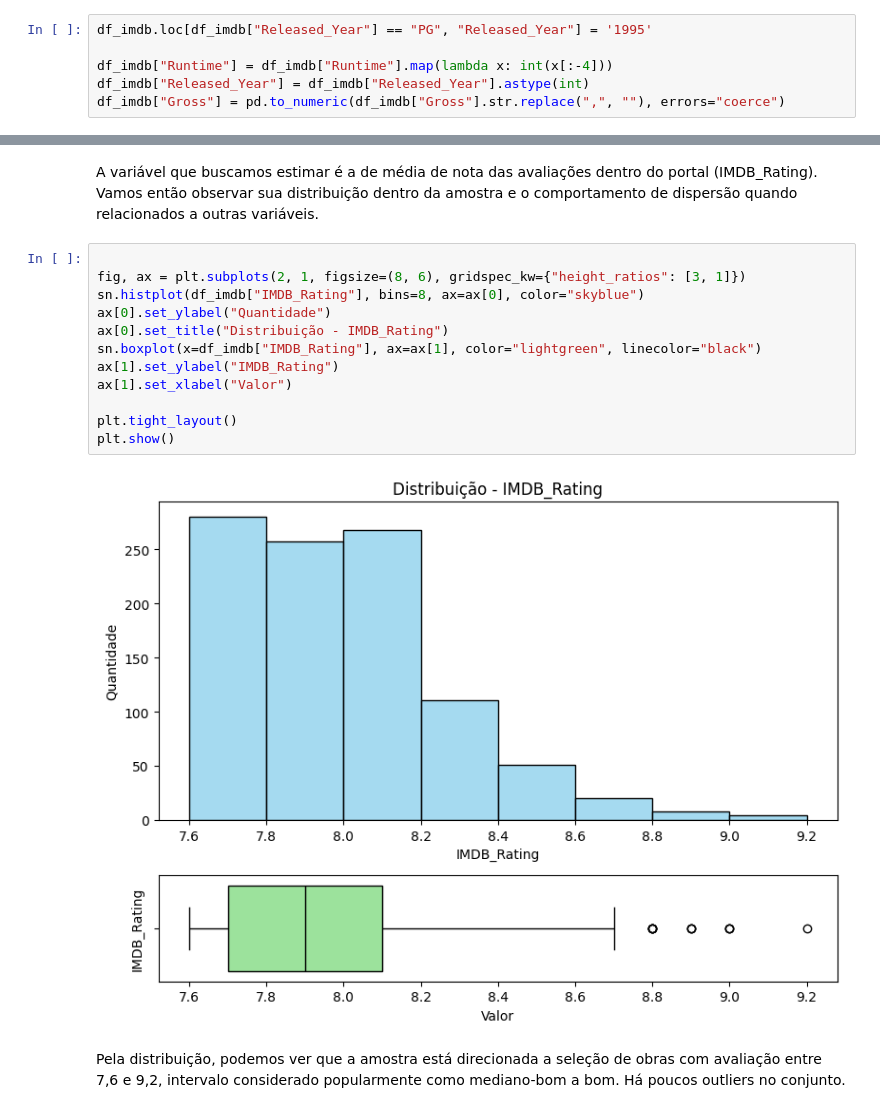
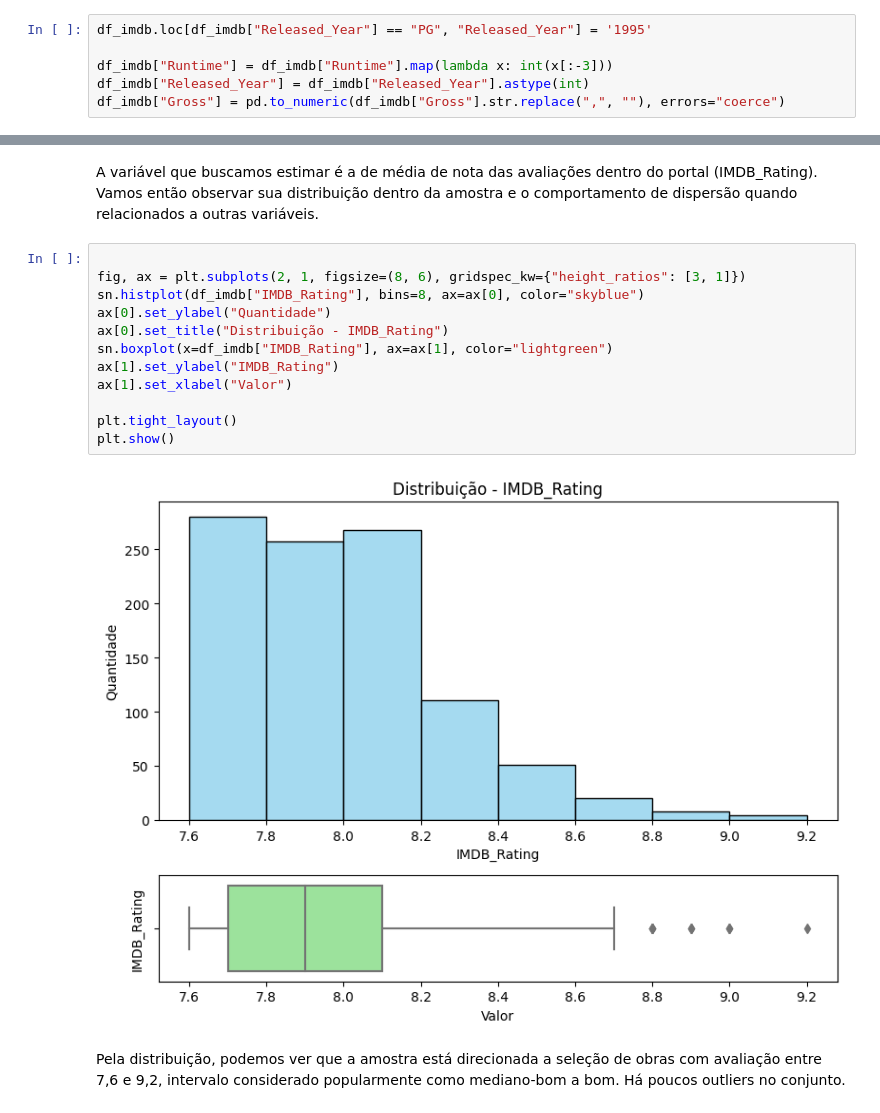
Before and after one commit to glauciapamponet/imdb-prediction, a Jupyter notebook: Notebooks/EDA.ipynb, the cells around one changed output, grey strips where cells are left out. Drawn from its saved outputs; the diff is of its cells as text.

```diff
--- a/Notebooks/EDA.ipynb
+++ b/Notebooks/EDA.ipynb
@@ -59,7 +57,7 @@ Com isso, para percorrermos os dados é essencial uma conversão de tipos das fe
 # %%
 df_imdb.loc[df_imdb["Released_Year"] == "PG", "Released_Year"] = '1995'
 
-df_imdb["Runtime"] = df_imdb["Runtime"].map(lambda x: int(x[:-4]))
+df_imdb["Runtime"] = df_imdb["Runtime"].map(lambda x: int(x[:-3]))
 df_imdb["Released_Year"] = df_imdb["Released_Year"].astype(int)
 df_imdb["Gross"] = pd.to_numeric(df_imdb["Gross"].str.replace(",", ""), errors="coerce")
 # %% [markdown]
@@ -69,17 +67,17 @@ A variável que buscamos estimar é a de média de nota das avaliações dentro
 # %%
 
 fig, ax = plt.subplots(2, 1, figsize=(8, 6), gridspec_kw={"height_ratios": [3, 1]})
 sn.histplot(df_imdb["IMDB_Rating"], bins=8, ax=ax[0], color="skyblue")
 ax[0].set_ylabel("Quantidade")
 ax[0].set_title("Distribuição - IMDB_Rating")
-sn.boxplot(x=df_imdb["IMDB_Rating"], ax=ax[1], color="lightgreen", linecolor="black")
+sn.boxplot(x=df_imdb["IMDB_Rating"], ax=ax[1], color="lightgreen")
 ax[1].set_ylabel("IMDB_Rating")
 ax[1].set_xlabel("Valor")
 
 plt.tight_layout()
 plt.show()
 # %% [output]
-[figure, old version]
+[figure, new version]
 # %% [markdown]
 Pela distribuição, podemos ver que a amostra está direcionada a seleção de obras com avaliação entre 7,6 e 9,2, intervalo considerado popularmente como mediano-bom a bom. Há poucos outliers no conjunto.
 # %%
```
Also changed, not shown: parts of 1 cell of this notebook, 1 other file.
